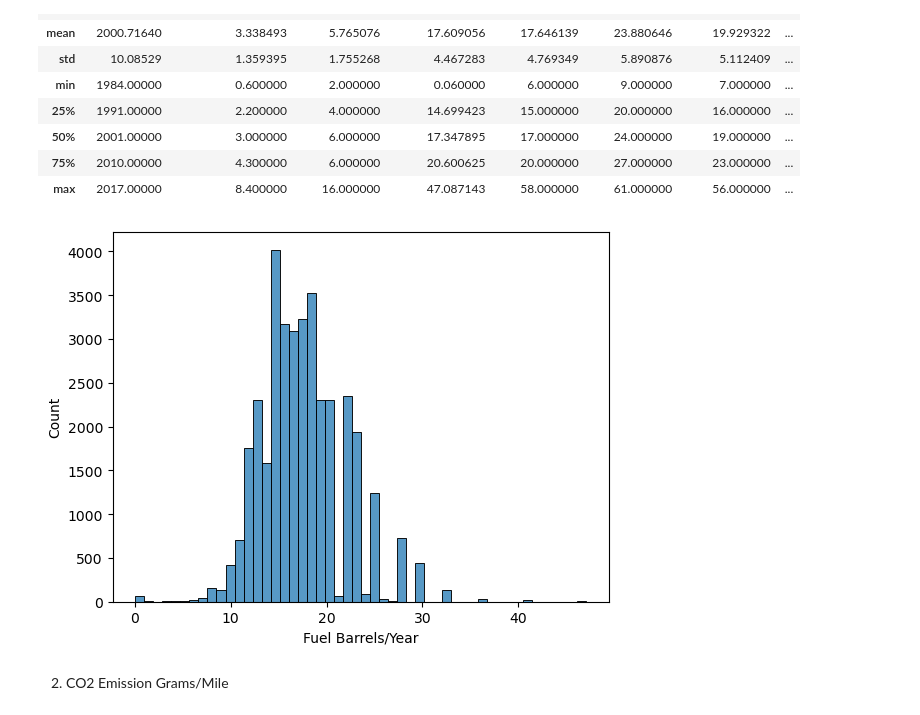
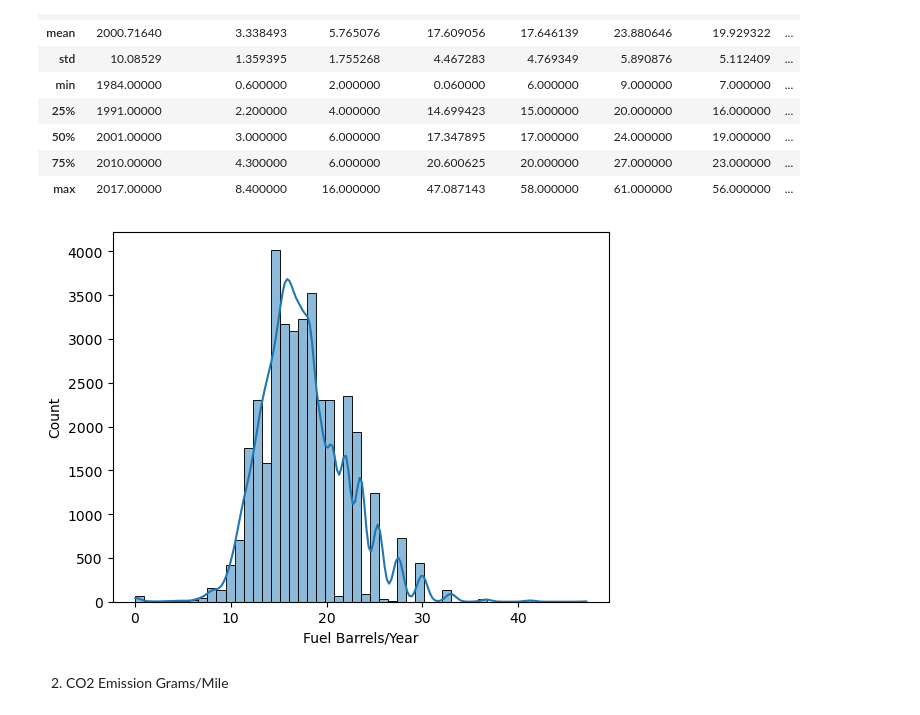
Before and after one commit to Hector1993prog/6.1-lab-continuous-probability-distributions, a Jupyter notebook: your-code/main.ipynb, the cells around one changed output. Cells and saved outputs as stored; diff of their text form; code cells hidden in the pictures.

```diff
--- a/your-code/main.ipynb
+++ b/your-code/main.ipynb
@@ -133,9 +156,9 @@ df.describe()
 | 75% | 2010.00000 | 4.300000 | 6.000000 | 20.600625 | 20.000000 | 27.000000 | 23.000000 | ... |
 | max | 2017.00000 | 8.400000 | 16.000000 | 47.087143 | 58.000000 | 61.000000 | 56.000000 | ... |
 # %%
-sns.histplot(data= df['Fuel Barrels/Year'], bins=50);
+sns.histplot(data= df['Fuel Barrels/Year'], bins=50, kde=True);
 # %% [output]
-[figure, old version]
+[figure, new version]
 # %% [markdown]
 2. CO2 Emission Grams/Mile
 # %%
```
Also changed, not shown: parts of 16 cells of this notebook.
